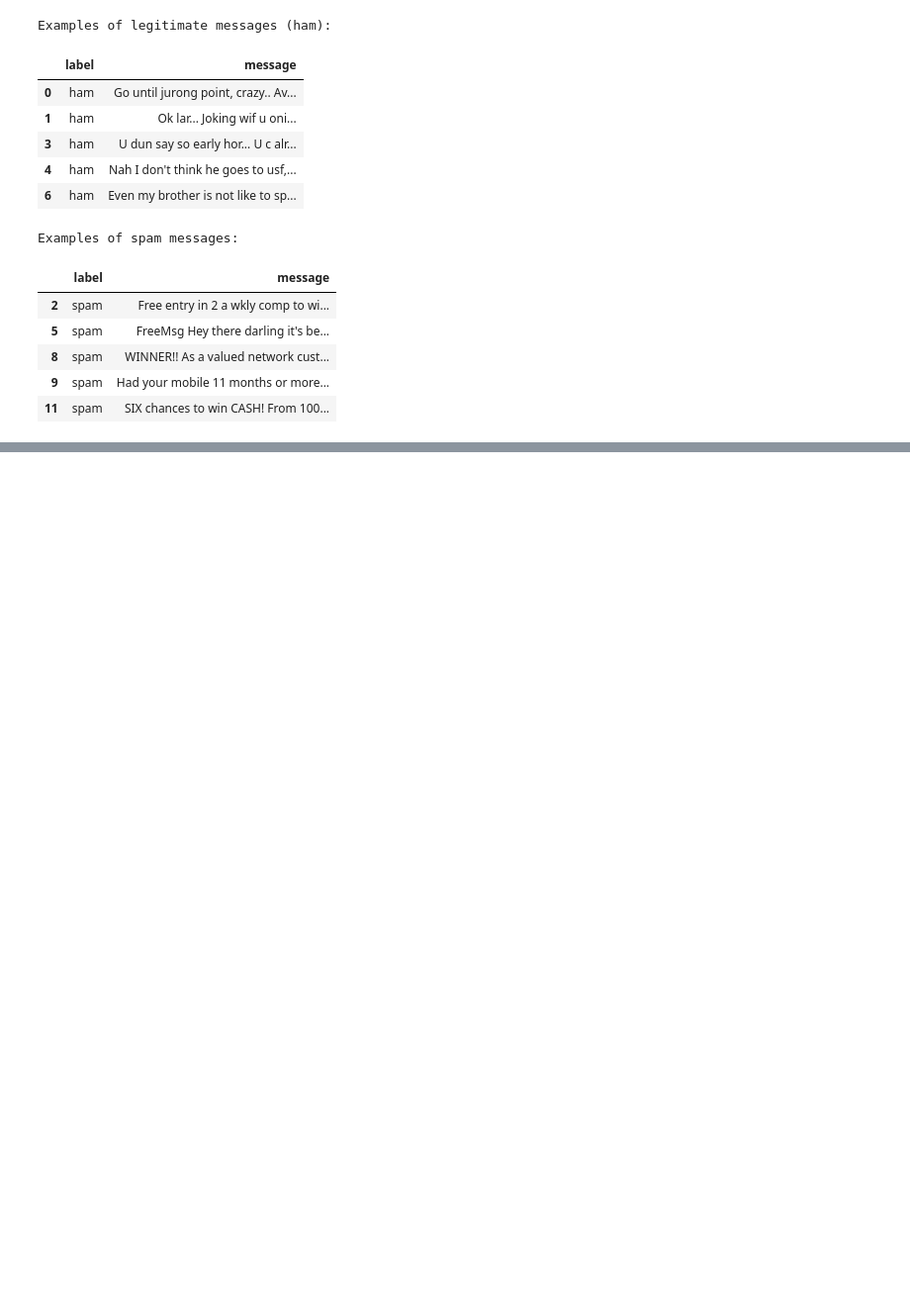
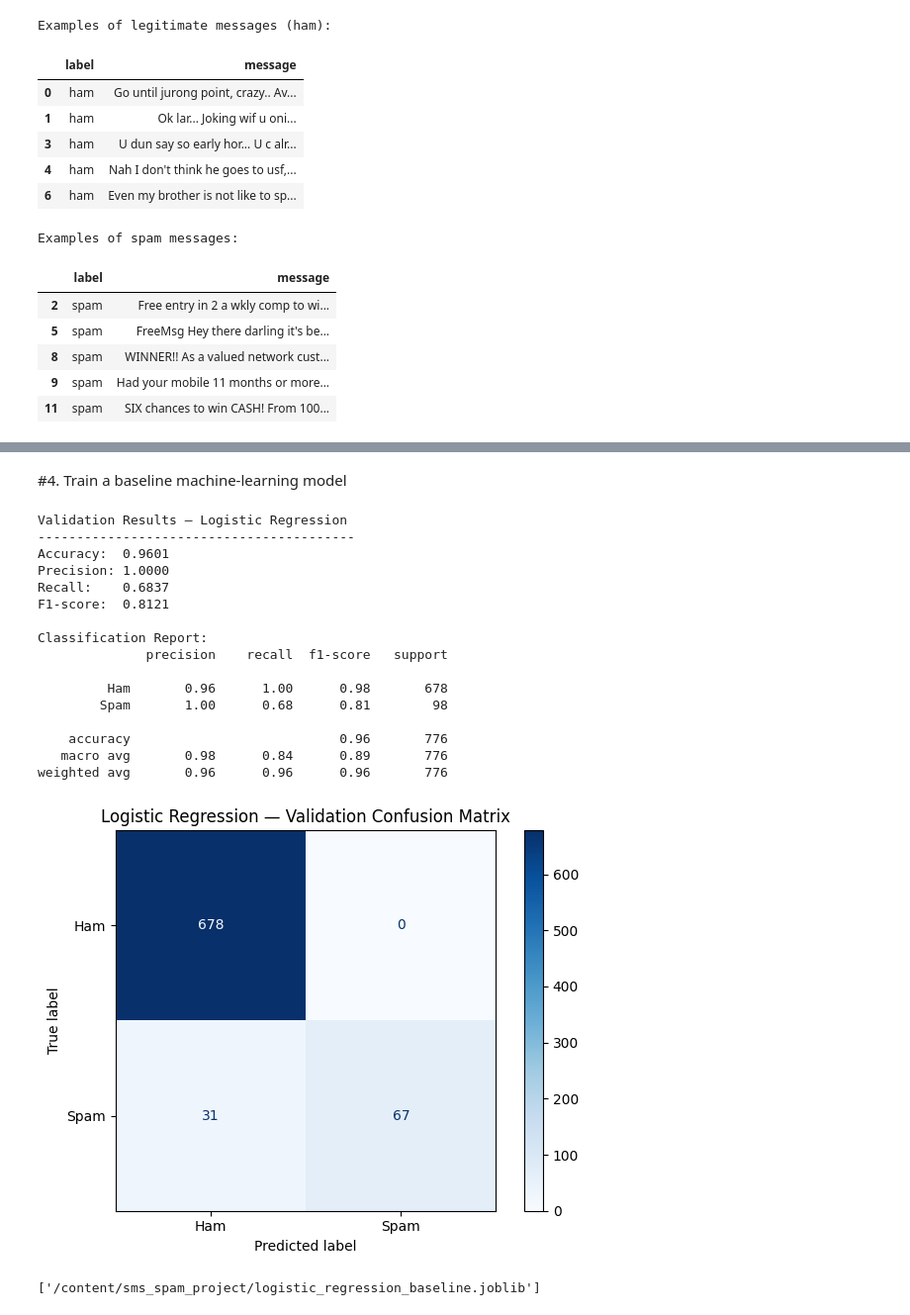
Before and after one commit to ThisumiWijesinghe/SMS_SPAM_DETECTION_ANN, a Jupyter notebook: Neural_Netwrok.ipynb, the cells around one changed output, grey strips where cells are left out. Shown at 99% size. Saved outputs shown, nothing was run; the diff lists cells and outputs as text; code cells hidden in the pictures; blank space fills up the shorter version.

Commit message:
Complete data exploration, preprocessing and baseline model

```diff
--- a/Neural_Netwrok.ipynb
+++ b/Neural_Netwrok.ipynb
@@ -330,0 +554,79 @@ sms_spam_original.csv - 480806 bytes
+# %% [markdown]
+#4. Train a baseline machine-learning model
+# %%
+# Step 3: Train a Logistic Regression baseline
+
+from sklearn.linear_model import LogisticRegression
+from sklearn.metrics import (
+    accuracy_score,
+    precision_score,
+    recall_score,
+    f1_score,
+    classification_report,
+    confusion_matrix,
+    ConfusionMatrixDisplay
+)
+import matplotlib.pyplot as plt
+import json
+
+# Train on training data only
+baseline_model = LogisticRegression(
+    max_iter=1000,
+    class_weight=None,
+    random_state=42
+)
+
+baseline_model.fit(X_train_tfidf, y_train)
+
+# Evaluate on the validation set first
+val_predictions = baseline_model.predict(X_val_tfidf)
+
+print("Validation Results — Logistic Regression")
+print("-----------------------------------------")
+print(f"Accuracy:  {accuracy_score(y_val, val_predictions):.4f}")
+print(f"Precision: {precision_score(y_val, val_predictions, zero_division=0):.4f}")
+print(f"Recall:    {recall_score(y_val, val_predictions, zero_division=0):.4f}")
+print(f"F1-score:  {f1_score(y_val, val_predictions, zero_division=0):.4f}")
+
+print("\nClassification Report:")
+print(classification_report(
+    y_val,
+    val_predictions,
+    labels=[0, 1],
+    target_names=["Ham", "Spam"],
+    zero_division=0
+))
+
+# Plot validation confusion matrix
+ConfusionMatrixDisplay.from_predictions(
+    y_val,
+    val_predictions,
+    labels=[0, 1],
+    display_labels=["Ham", "Spam"],
+    cmap="Blues"
+)
+plt.title("Logistic Regression — Validation Confusion Matrix")
+plt.tight_layout()
+plt.show()
+
+# Save the trained baseline model
+joblib.dump(baseline_model, output_dir / "logistic_regression_baseline.joblib")
+# %% [output]
+Validation Results — Logistic Regression
+-----------------------------------------
+Accuracy:  0.9601
+Precision: 1.0000
+Recall:    0.6837
+F1-score:  0.8121
+
+Classification Report:
+              precision    recall  f1-score   support
+
+         Ham       0.96      1.00      0.98       678
+        Spam       1.00      0.68      0.81        98
+
+    accuracy                           0.96       776
+   macro avg       0.98      0.84      0.89       776
+weighted avg       0.96      0.96      0.96       776
+[figure, added]
+['/content/sms_spam_project/logistic_regression_baseline.joblib']
```
Also changed, not shown: parts of 13 cells of this notebook.
